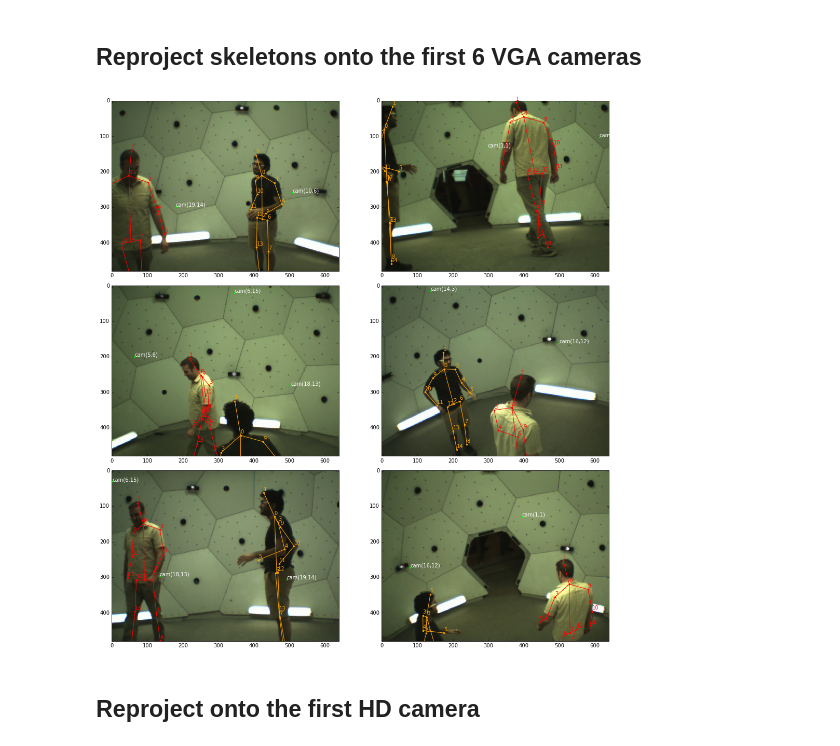
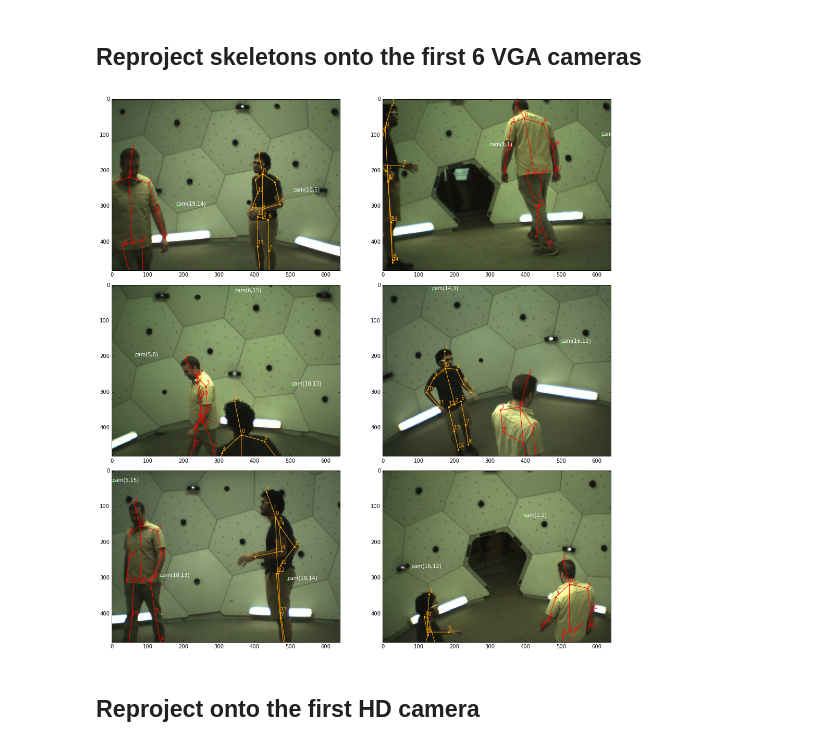
Before and after one commit to CMU-Perceptual-Computing-Lab/panoptic-toolbox, a Jupyter notebook: python/example.ipynb, the cells around one changed output. Saved outputs shown, nothing was run; the diff lists cells and outputs as text; code cells hidden in the pictures.

Commit message:
Switch default image format for extraction to jpeg

```diff
--- a/python/example.ipynb
+++ b/python/example.ipynb
@@ -56,7 +56,7 @@ for icam in xrange(6):
     cam = sel_cameras[icam]
 
     # Load the corresponding frame
-    image_path = vga_img_path+'{0:02d}_{1:02d}/{0:02d}_{1:02d}_{2:08d}.png'.format(cam['panel'], cam['node'], idx)
+    image_path = vga_img_path+'{0:02d}_{1:02d}/{0:02d}_{1:02d}_{2:08d}.jpg'.format(cam['panel'], cam['node'], idx)
     im = plt.imread(image_path)
 
     plt.subplot(3,2,icam+1)
@@ -85,34 +85,34 @@ for icam in xrange(6):
             # Show only points detected with confidence
             valid = skel[3,:]>0.1
 
             plt.plot(pt[0,valid], pt[1,valid], '.', color=colors[body['id']])
 
             # Plot edges for each bone
             for edge in edges:
                 if valid[edge[0]] or valid[edge[1]]:
                     plt.plot(pt[0,edge], pt[1,edge], color=colors[body['id']])
 
             # Show the joint numbers
             for ip in xrange(pt.shape[1]):
                 if pt[0,ip]>=0 and pt[0,ip]<im.shape[1] and pt[1,ip]>=0 and pt[1,ip]<im.shape[0]:
                     plt.text(pt[0,ip], pt[1,ip]-5, '{0}'.format(ip),color=colors[body['id']])
 
     except IOError as e:
         print('Error reading {0}\n'.format(skel_json_fname)+e.strerror)
 
     # Also plot selected cameras with (panel,node) label
     for ca in sel_cameras:
         cc = (-ca['R'].transpose()*ca['t'])
         pt = panutils.projectPoints(cc,
                       cam['K'], cam['R'], cam['t'],
                       cam['distCoef'])
         if pt[0]>=0 and pt[0]<im.shape[1] and pt[1]>=0 and pt[1]<im.shape[0]:
             plt.plot(pt[0], pt[1], '.', color=[0,1,0], markersize=5)
             plt.text(pt[0], pt[1], 'cam({0},{1})'.format(ca['panel'],ca['node']), color=[1,1,1])
 
 plt.tight_layout()
 # %% [output]
-[figure, old version]
+[figure, new version]
 # %% [markdown]
 ## Reproject onto the first HD camera
 # %%
```
Also changed, not shown: parts of 1 cell of this notebook, 5 other files.
